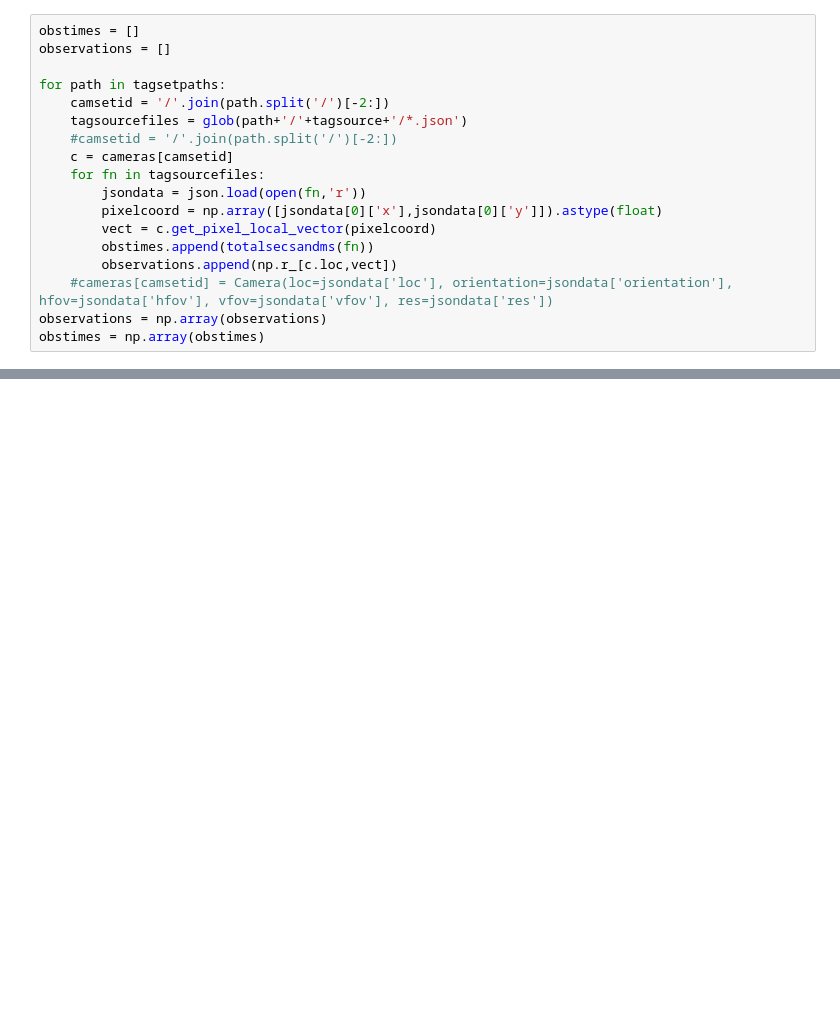
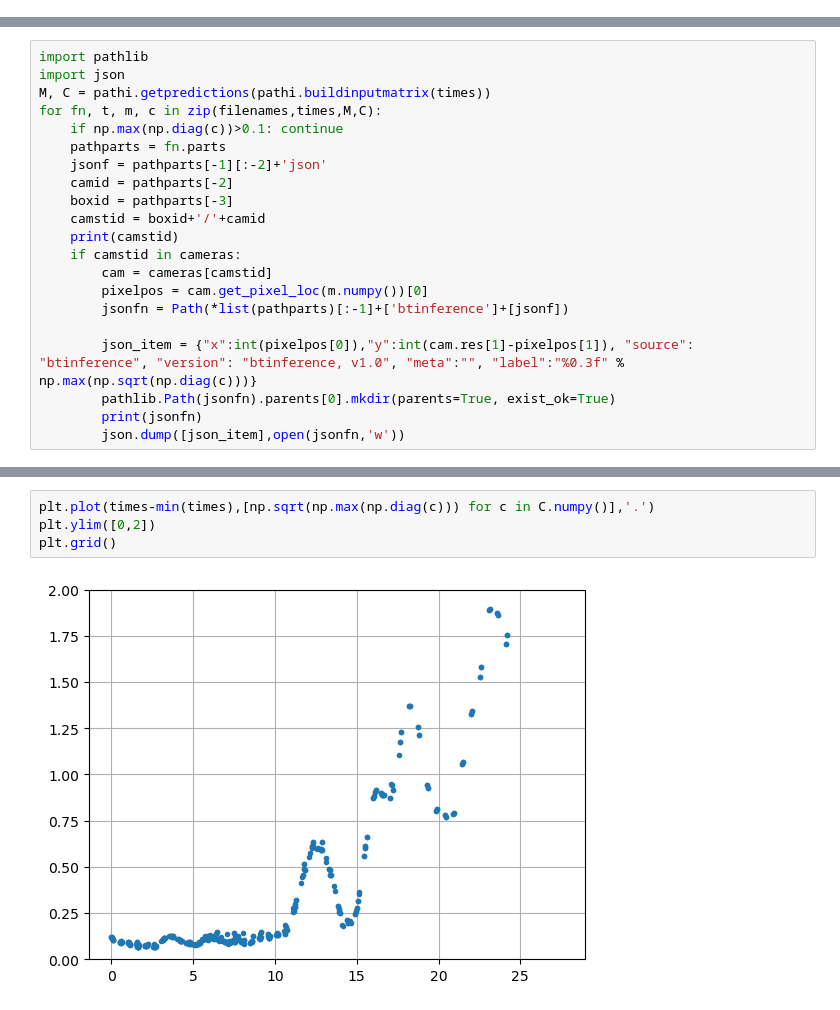
Before and after one commit to SheffieldMLtracking/btinference, a Jupyter notebook: jupyter/Demo.ipynb, the cells around one changed output, grey strips where cells are left out. Cells and saved outputs as stored; diff of their text form; blank space fills up the shorter version.

```diff
--- a/jupyter/Demo.ipynb
+++ b/jupyter/Demo.ipynb
@@ -61,18 +181,0 @@ def totalsecsandms(st):
-# %%
-obstimes = []
-observations = []
-
-for path in tagsetpaths:
-    camsetid = '/'.join(path.split('/')[-2:])
-    tagsourcefiles = glob(path+'/'+tagsource+'/*.json')
-    #camsetid = '/'.join(path.split('/')[-2:])
-    c = cameras[camsetid]
-    for fn in tagsourcefiles:
-        jsondata = json.load(open(fn,'r'))
-        pixelcoord = np.array([jsondata[0]['x'],jsondata[0]['y']]).astype(float)
-        vect = c.get_pixel_local_vector(pixelcoord)
-        obstimes.append(totalsecsandms(fn))
-        observations.append(np.r_[c.loc,vect])
-    #cameras[camsetid] = Camera(loc=jsondata['loc'], orientation=jsondata['orientation'], hfov=jsondata['hfov'], vfov=jsondata['vfov'], res=jsondata['res'])
-observations = np.array(observations)
-obstimes = np.array(obstimes)
@@ -111,0 +182,21 @@ array([15.531445  , 11.971746  ,  8.964423  ,  6.4313974 ,  4.430159  ,
+# %%
+import pathlib
+import json
+M, C = pathi.getpredictions(pathi.buildinputmatrix(times))
+for fn, t, m, c in zip(filenames,times,M,C):
+    if np.max(np.diag(c))>0.1: continue
+    pathparts = fn.parts
+    jsonf = pathparts[-1][:-2]+'json'
+    camid = pathparts[-2]
+    boxid = pathparts[-3]
+    camstid = boxid+'/'+camid
+    print(camstid)
+    if camstid in cameras:
+        cam = cameras[camstid]
+        pixelpos = cam.get_pixel_loc(m.numpy())[0]
+        jsonfn = Path(*list(pathparts)[:-1]+['btinference']+[jsonf])
+
+        json_item = {"x":int(pixelpos[0]),"y":int(cam.res[1]-pixelpos[1]), "source": "btinference", "version": "btinference, v1.0", "meta":"", "label":"%0.3f" % np.max(np.sqrt(np.diag(c)))}
+        pathlib.Path(jsonfn).parents[0].mkdir(parents=True, exist_ok=True)
+        print(jsonfn)
+        json.dump([json_item],open(jsonfn,'w'))
@@ -112,2 +221,8 @@ array([15.531445  , 11.971746  ,  8.964423  ,  6.4313974 ,  4.430159  ,
+# %%
+plt.plot(times-min(times),[np.sqrt(np.max(np.diag(c))) for c in C.numpy()],'.')
+plt.ylim([0,2])
+plt.grid()
+# %% [output]
+[figure, added]
 # %%
 # %% [output]
```
Also changed, not shown: parts of 38 cells of this notebook, 3 other files.
